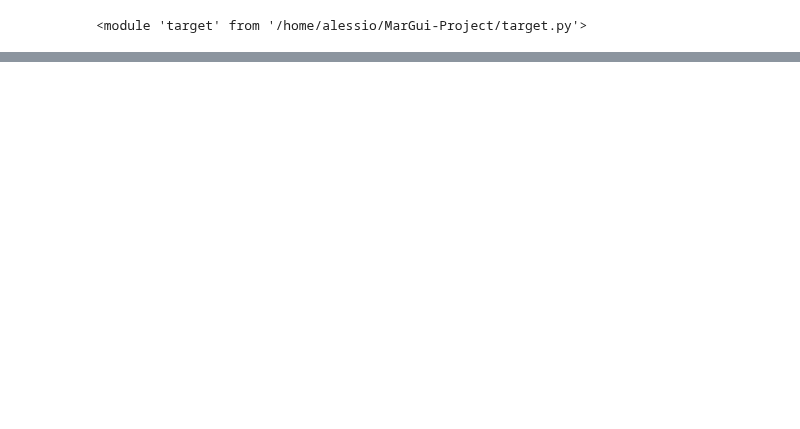
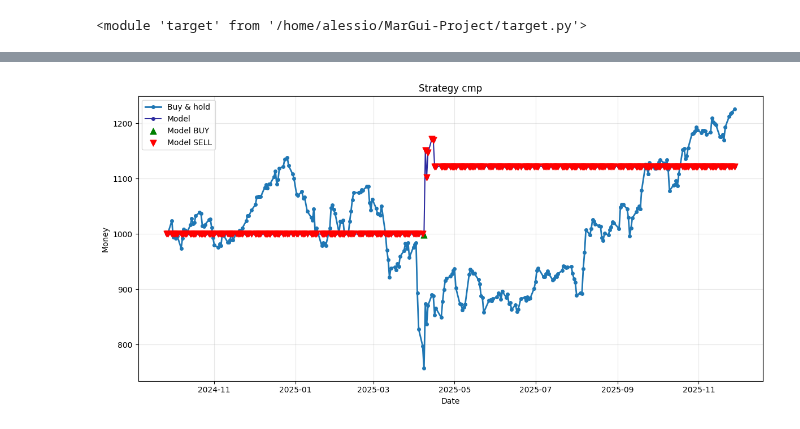
Before and after one commit to UniAlessioM/MarGui-Project, a Jupyter notebook: ARIMA.ipynb, the cells around one changed output, grey strips where cells are left out. Saved outputs shown, nothing was run; the diff lists cells and outputs as text; code cells hidden in the pictures; blank space fills up the shorter version.

Commit message:
Migliorato ARIMA e allineato il periodo di testing su esso

```diff
--- a/ARIMA.ipynb
+++ b/ARIMA.ipynb
@@ -108,21 +120,17 @@ Selected 7 best features:
 # %%
-# Train models for each horizon
+# Train models for each horizon on training data only
 models = {}
-predictions = {i: [] for i in range(1, forecast_horizon + 1)}
-
 for day_ahead in range(1, forecast_horizon + 1):
     print(f"\nTraining model for t+{day_ahead}...")
 
     y_train = train_data[f'Close_t+{day_ahead}']
 
-    # Try simpler ARIMA order if convergence fails
+    # Train ARIMA model
     model = ARIMA(y_train, exog=X_train_scaled, order=ARIMA_ORDER)
     fitted = model.fit()
     models[day_ahead] = fitted
     print(f"   Converged with order {ARIMA_ORDER}")
 
-    # Predict on test set
-    forecast = fitted.forecast(steps=len(test_data), exog=X_test_scaled)
-    predictions[day_ahead] = forecast
+print("\nModels trained successfully on training data")
 # %% [output]
 Training model for t+1...
@@ -278,0 +214,81 @@ Modello: Soldi di partenza: 1000 | Soldi alla fine 1251.4943159122502 | Guadagno
+# %%
+starting_cash = 1000
+commission = 0.002
+
+# Baseline: Buy and Hold
+print("=" * 10 + f"{ticker}" + "=" * 10)
+
+own_tikers = starting_cash / df.iloc[0]["Close"]
+payout_bnh = own_tikers * df.iloc[-1]["Close"]
+
+state = {
+    "cash": starting_cash,
+    "shares": 0.0,
+    "streak": 0,
+    "buy_price": 0,
+    "max_price": 0
+}
+
+def arima_strategy(row):
+    price = float(row["Close"])
+
+    if row["Predicted_Target"] == 1:
+        state["streak"] = 0
+        if state["shares"] == 0:
+            # Buy completo
+            state["max_price"] = price
+            state["buy_price"] = price
+            state["shares"] += (state["cash"] * (1-commission)) / price
+            state["cash"] = 0.0
+            state["streak"] = 0
+
+    if row["Predicted_Target"] == 0:
+        state["streak"] += 1
+        if state["shares"] != 0 and (state["streak"] > 5):
+            # Vendita totale
+            state["cash"] += state["shares"] * price * (1-commission)
+            state["shares"] = 0.0
+            state["streak"] = 0
+
+    return state["cash"] + (state["shares"] * price)
+
+# Uso la strategia sul data set
+df["model_value"] = df.apply(arima_strategy, axis=1)
+
+# Final payout
+final_price = float(df.iloc[-1]["Close"])
+payout_arima = state["cash"] + (state["shares"] * final_price)
+
+print(f"Testing sul periodo che va dal {df.index[0].date()} a {df.index[-1].date()}")
+print(f"Modello: Soldi di partenza: {starting_cash} | Soldi alla fine {payout_arima} | Guadagno {((payout_arima - starting_cash)/starting_cash) * 100:.3f} %")
+
+plt.figure(figsize=(12,6))
+
+idx = df.index
+bh_series = df["Close"] * own_tikers
+model_series = df["model_value"]
+
+plt.plot(idx, bh_series, label='Buy & hold', color='#1f77b4', linewidth=2, marker='o', markersize=4)
+plt.plot(idx, model_series, label='Model', color="#2e2ca0", linewidth=1.5, marker='o', markersize=4)
+
+# Show EVERY model action (aligned with model_state data)
+buys = df["Predicted_Target"] == 1
+sells = df["Predicted_Target"] == 0
+
+buy_indices = df.loc[buys].index
+buy_values = df.loc[buys, "model_value"]
+
+sell_indices = df.loc[sells].index
+sell_values = df.loc[sells, "model_value"]
+
+plt.scatter(buy_indices, buy_values, marker="^", color="green", s=60, label="Model BUY", zorder=5)
+plt.scatter(sell_indices, sell_values, marker="v", color="red", s=60, label="Model SELL", zorder=5)
+
+plt.title("Strategy cmp")
+plt.xlabel("Date")
+plt.ylabel("Money")
+plt.legend()
+plt.grid(alpha=0.3)
+plt.tight_layout()
+plt.show()
+# %% [output]
@@ -278,0 +298 @@ Modello: Soldi di partenza: 1000 | Soldi alla fine 1251.4943159122502 | Guadagno
+[figure, added]
```
Also changed, not shown: parts of 8 cells of this notebook.
